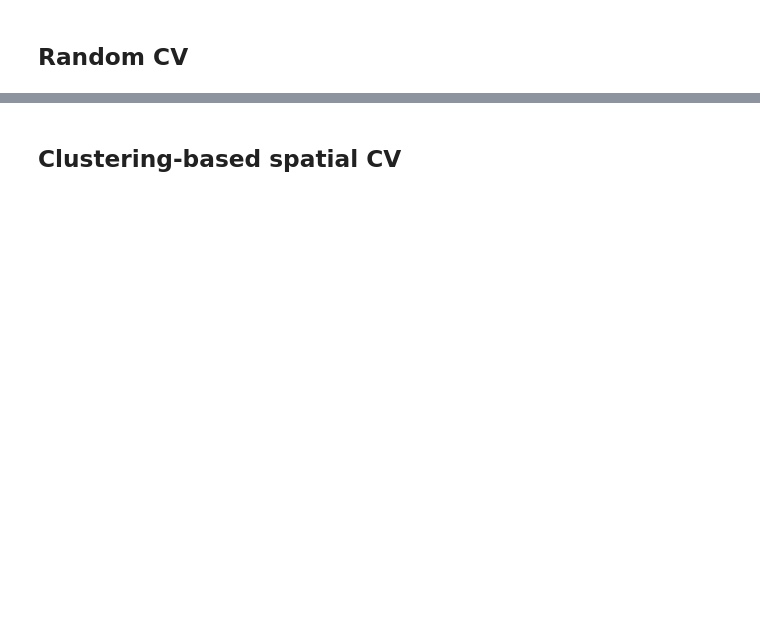
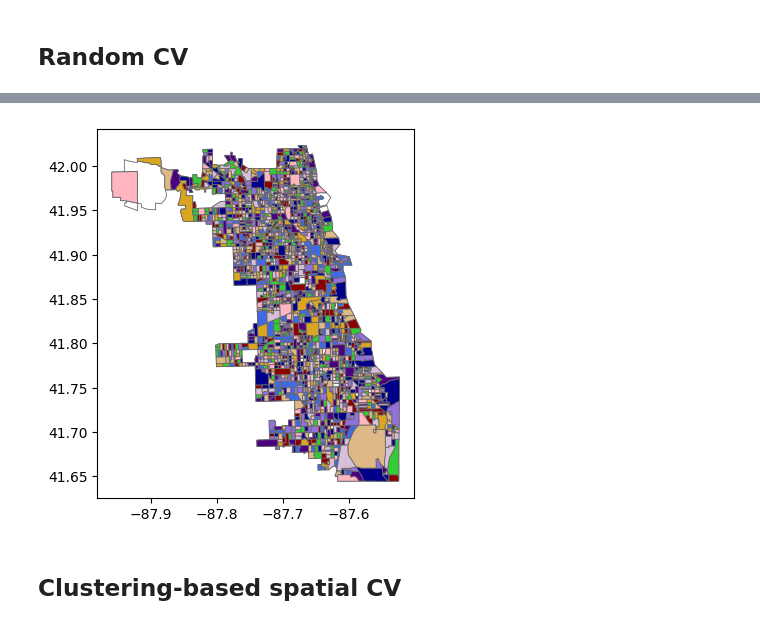
Before and after one commit to geoai-lab/spatialCV, a Jupyter notebook: Code/spatialCV_DV.ipynb, the cells around one changed output, grey strips where cells are left out. Drawn from its saved outputs; the diff is of its cells as text; code cells hidden in the pictures; blank space fills up the shorter version.

```diff
--- a/Code/spatialCV_DV.ipynb
+++ b/Code/spatialCV_DV.ipynb
@@ -32,3 +33,7 @@ df_DV.head()
+# %%
+# Load the CBG shapefile of Chicago
+
+boundary = gpd.read_file("../Data/DV/chicago_cbg.shp")
 # %%
 # Create the geodataframe for the data
 
@@ -84,3 +103,21 @@ print("rmse: " + str(round(rmse,4)), "r2: " + str(round(r2,4)))
+# %%
+# Making a figure for random CV
+
+fig, ax = plt.subplots(nrows=1, ncols=1)
+basemap = boundary.plot(ax=ax, color='white', edgecolor='dimgrey', linewidth=0.6)
+color_list = ['darkred', 'goldenrod', 'limegreen', 'burlywood', 'royalblue', 'mediumpurple', 'lightpink', 'thistle', 'indigo', 'darkblue']
+
+i=0
+for train_index, test_index in ten_fold.split(df_DV):
+    test_index = df_DV.iloc[test_index]["CensusBloc"].astype(str).to_list()
+    test_geometry = boundary.loc[boundary["CensusBloc"].isin(test_index)]
+    test_geometry.plot(ax=basemap, color=color_list[i], edgecolor='dimgrey', linewidth=0.6)
+    i = i + 1
+
+plt.savefig('../Data/DV/Figs/random.png', dpi=300)
+plt.show()
+# %% [output]
+[figure, added]
 # %% [markdown]
 ## Clustering-based spatial CV
 # %%
```
Also changed, not shown: parts of 19 cells of this notebook, 1 other file.
